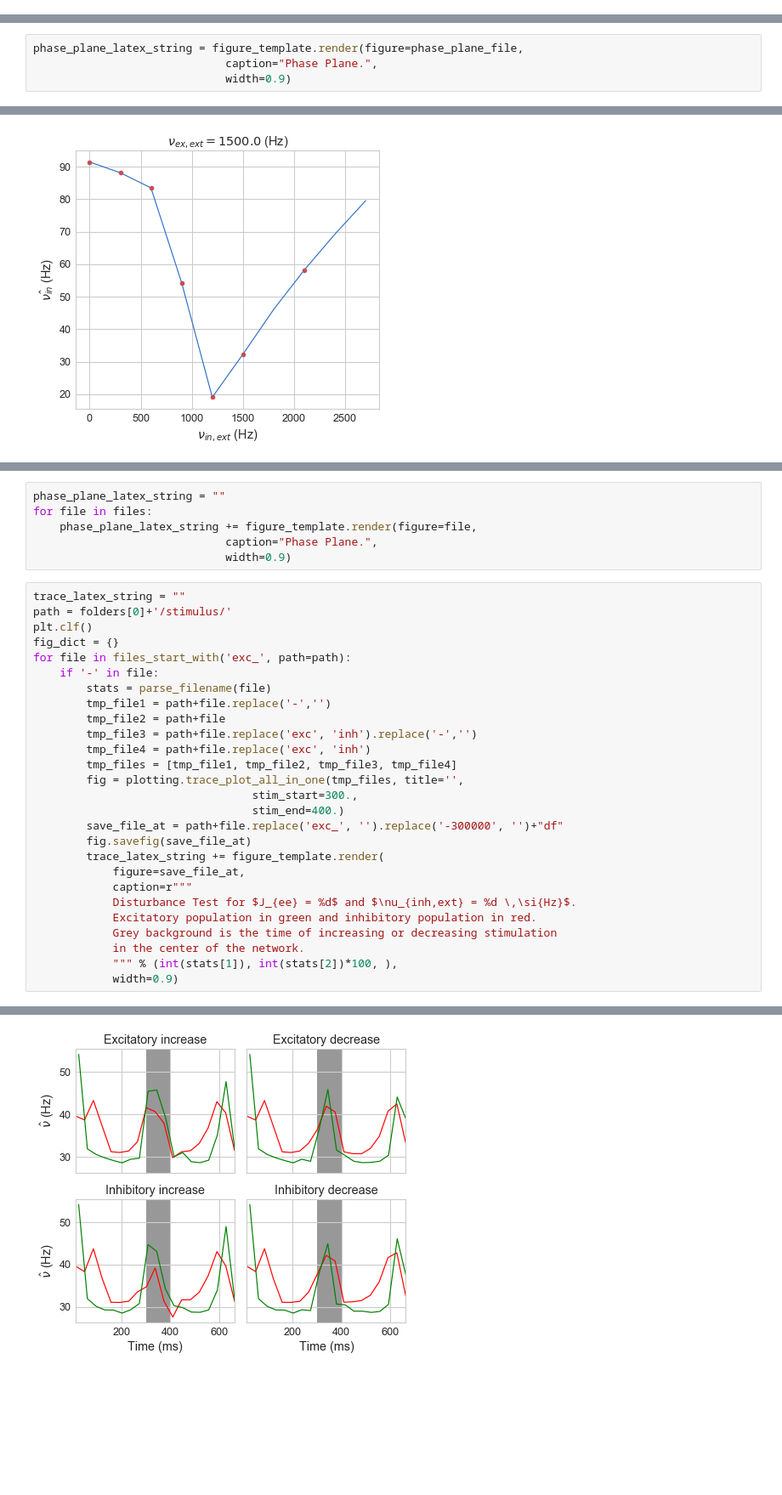
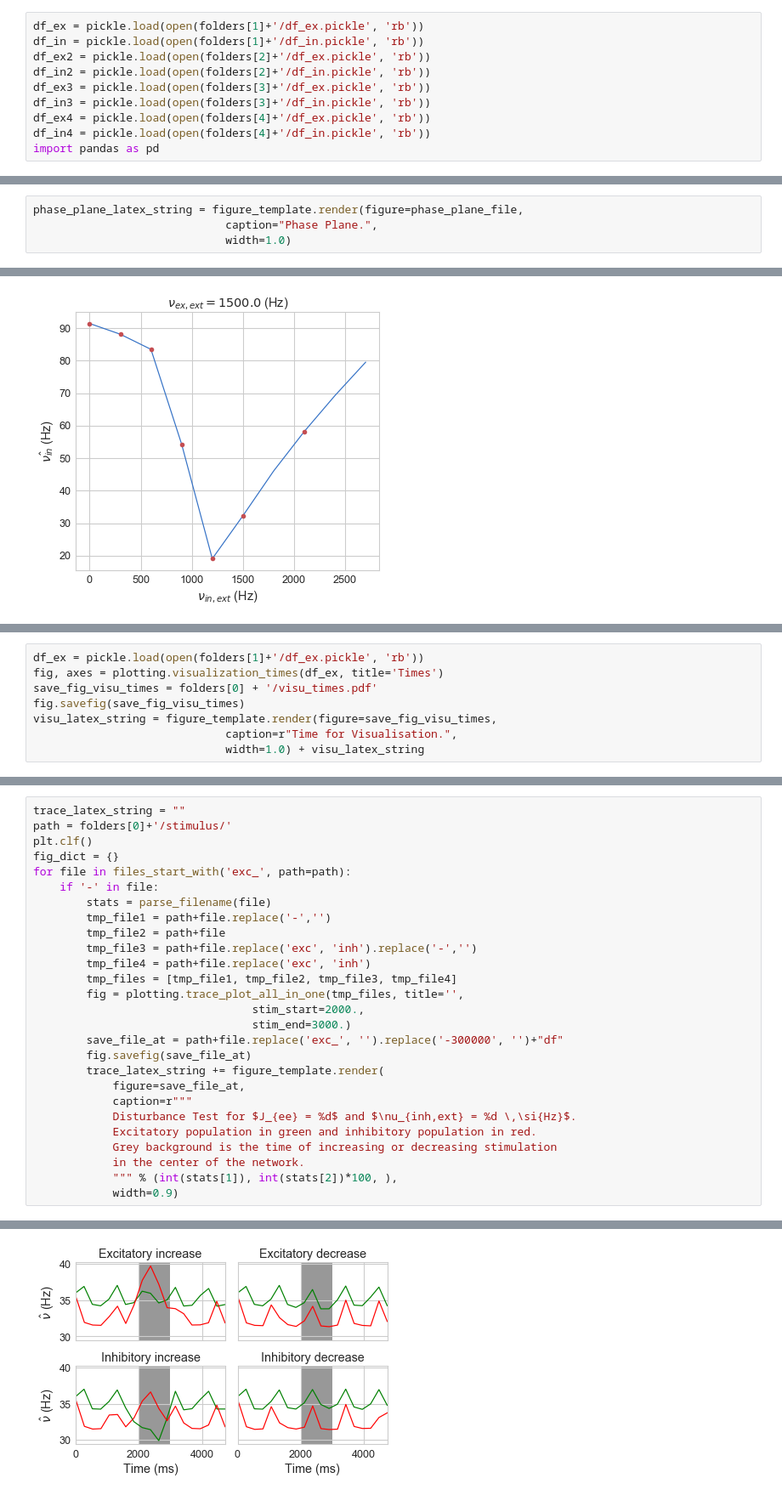
Before and after one commit to A13k2/Magic, a Jupyter notebook: pickle/phase_plane_analysis.ipynb, the cells around one changed output, grey strips where cells are left out. Shown at 85% size. Saved outputs shown, nothing was run; the diff lists cells and outputs as text; blank space fills up the shorter version.

Commit message:
newest version lots of changes in pickle/phase_plane_analysis.ipynb, pickle/plotting.py, topology_2d*

```diff
--- a/pickle/phase_plane_analysis.ipynb
+++ b/pickle/phase_plane_analysis.ipynb
@@ -76,0 +207,10 @@ double_figure_latex_template = Template(
+# %%
+df_ex = pickle.load(open(folders[1]+'/df_ex.pickle', 'rb'))
+df_in = pickle.load(open(folders[1]+'/df_in.pickle', 'rb'))
+df_ex2 = pickle.load(open(folders[2]+'/df_ex.pickle', 'rb'))
+df_in2 = pickle.load(open(folders[2]+'/df_in.pickle', 'rb'))
+df_ex3 = pickle.load(open(folders[3]+'/df_ex.pickle', 'rb'))
+df_in3 = pickle.load(open(folders[3]+'/df_in.pickle', 'rb'))
+df_ex4 = pickle.load(open(folders[4]+'/df_ex.pickle', 'rb'))
+df_in4 = pickle.load(open(folders[4]+'/df_in.pickle', 'rb'))
+import pandas as pd
@@ -197,7 +351,7 @@ fig.savefig(phase_plane_file)
 # %%
 phase_plane_latex_string = figure_template.render(figure=phase_plane_file,
                              caption="Phase Plane.",
-                             width=0.9)
+                             width=1.0)
 # %%
 E, I = pickle.load( open(folders[0]+'/E_I.p', 'rb'))
 with open(folders[0]+'/e_i_jee_5_0.p', 'rb') as file:
@@ -218,0 +379,8 @@ r$\nu_{7, inh, ext} = 2100.0$
+# %%
+df_ex = pickle.load(open(folders[1]+'/df_ex.pickle', 'rb'))
+fig, axes = plotting.visualization_times(df_ex, title='Times')
+save_fig_visu_times = folders[0] + '/visu_times.pdf'
+fig.savefig(save_fig_visu_times)
+visu_latex_string = figure_template.render(figure=save_fig_visu_times,
+                             caption=r"Time for Visualisation.",
+                             width=1.0) + visu_latex_string
@@ -233,9 +417,3 @@ KeyboardInterrupt:
-# %%
-phase_plane_latex_string = ""
-for file in files:
-    phase_plane_latex_string += figure_template.render(figure=file,
-                             caption="Phase Plane.",
-                             width=0.9)
 # %%
 trace_latex_string = ""
 path = folders[0]+'/stimulus/'
@@ -250,8 +428,8 @@ for file in files_start_with('exc_', path=path):
         tmp_file4 = path+file.replace('exc', 'inh')
         tmp_files = [tmp_file1, tmp_file2, tmp_file3, tmp_file4]
         fig = plotting.trace_plot_all_in_one(tmp_files, title='',
-                                 stim_start=300.,
-                                 stim_end=400.)
+                                 stim_start=2000.,
+                                 stim_end=3000.)
         save_file_at = path+file.replace('exc_', '').replace('-300000', '')+"df"
         fig.savefig(save_file_at)
         trace_latex_string += figure_template.render(
@@ -268 +446 @@ for file in files_start_with('exc_', path=path):
-[figure, old version]
+[figure, new version]
```
Also changed, not shown: parts of 19 cells of this notebook, 8 other files.
